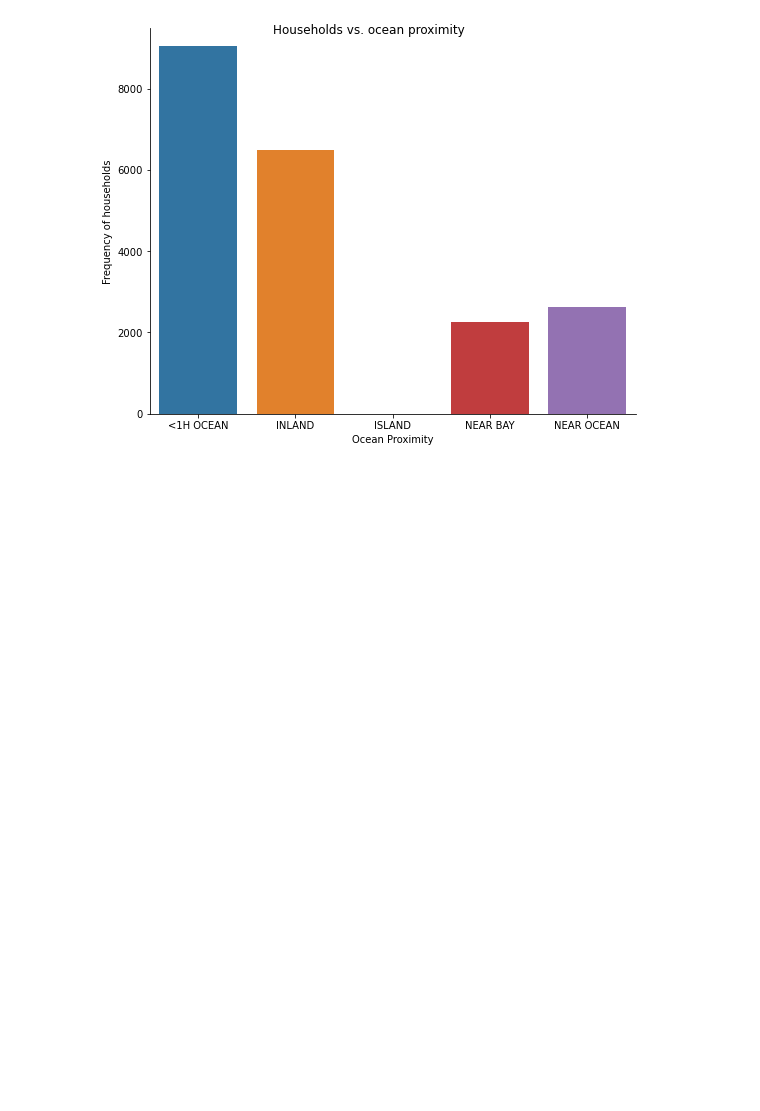
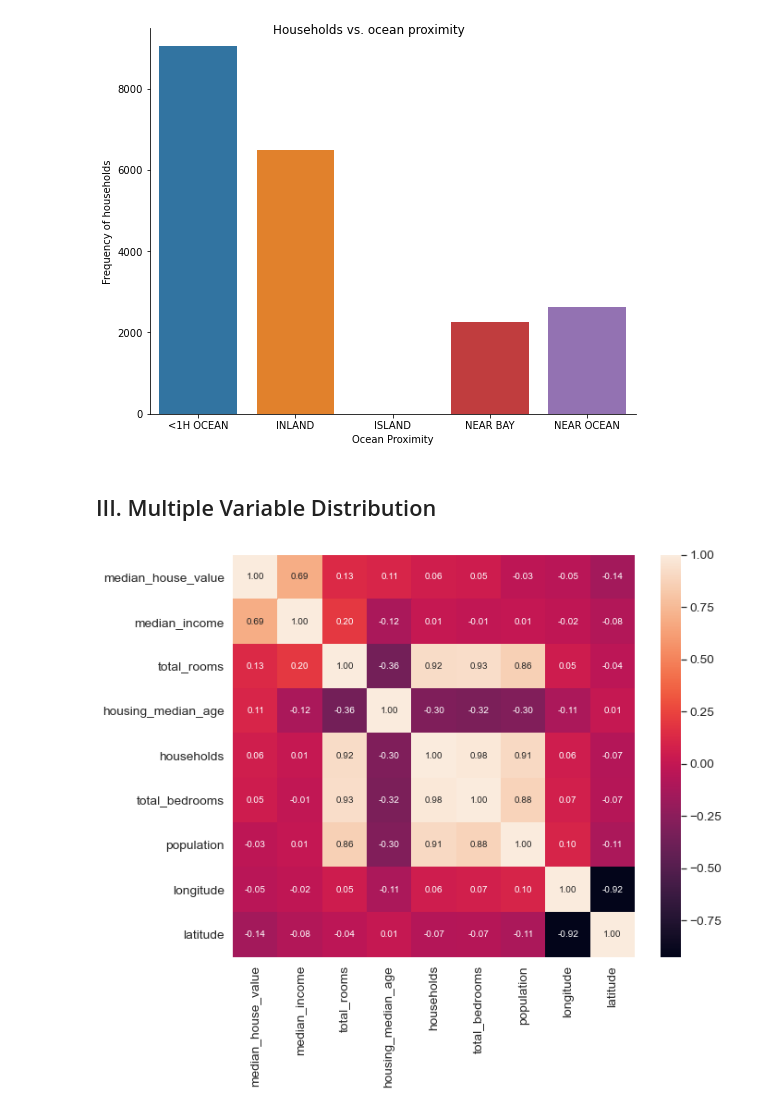
Before and after one commit to abdulkhaliq94/california-housing-prices, a Jupyter notebook: Project.ipynb, the cells around one changed output. Saved outputs shown, nothing was run; the diff lists cells and outputs as text; code cells hidden in the pictures; blank space fills up the shorter version.

Commit message:
adding multi variable distribution plots

```diff
--- a/Project.ipynb
+++ b/Project.ipynb
@@ -182,3 +188,20 @@ g.set(xlabel="Ocean Proximity", ylabel="Frequency of households")
 # %% [output]
 <seaborn.axisgrid.FacetGrid at 0x...>
 [figure]
+# %% [markdown]
+## III. Multiple Variable Distribution
+# %%
+# checking correlations between variables
+
+correlations = housing.corr()
+
+k = 10
+cols = correlations.nlargest(k, "median_house_value")["median_house_value"].index
+cm = np.corrcoef(housing[cols].values.T)
+sns.set(font_scale=1.25)
+f, ax = plt.subplots(figsize=(10, 8))
+hm = sns.heatmap(cm, cbar=True, annot=True, square=True, fmt='.2f',
+                 annot_kws={'size': 10}, yticklabels=cols.values, xticklabels=cols.values)
+plt.show()
+# %% [output]
+[figure, added]
```
Also changed, not shown: parts of 7 cells of this notebook.
